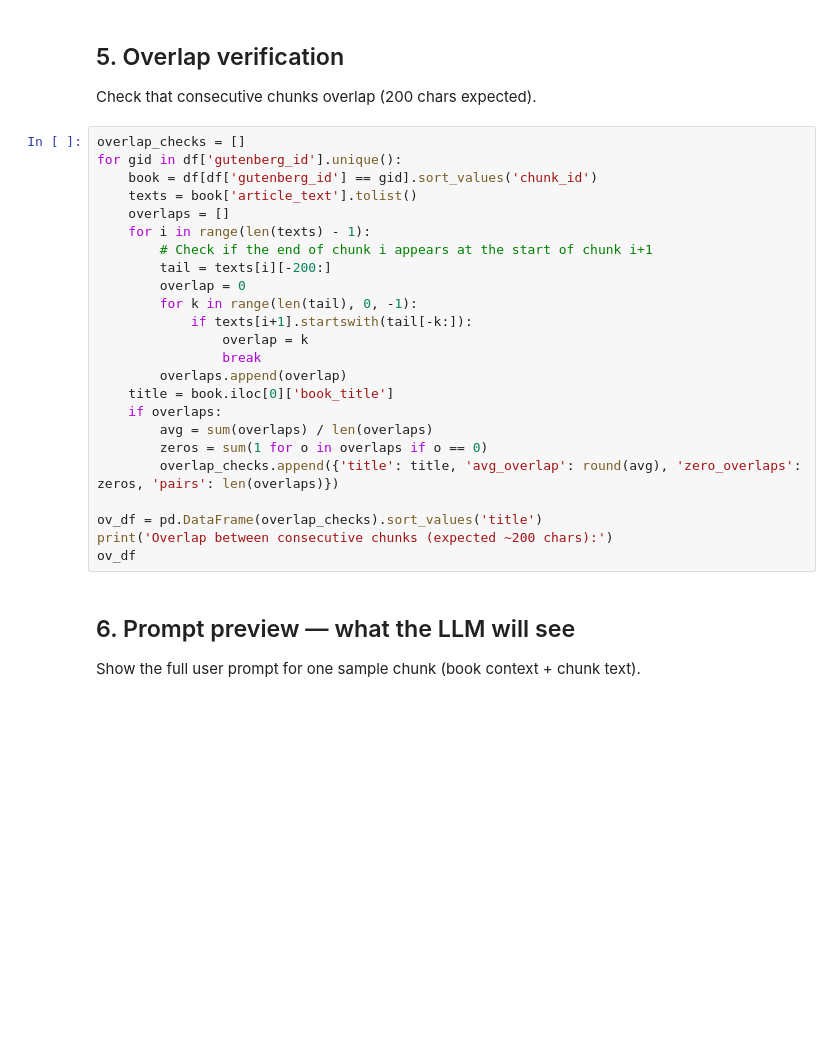
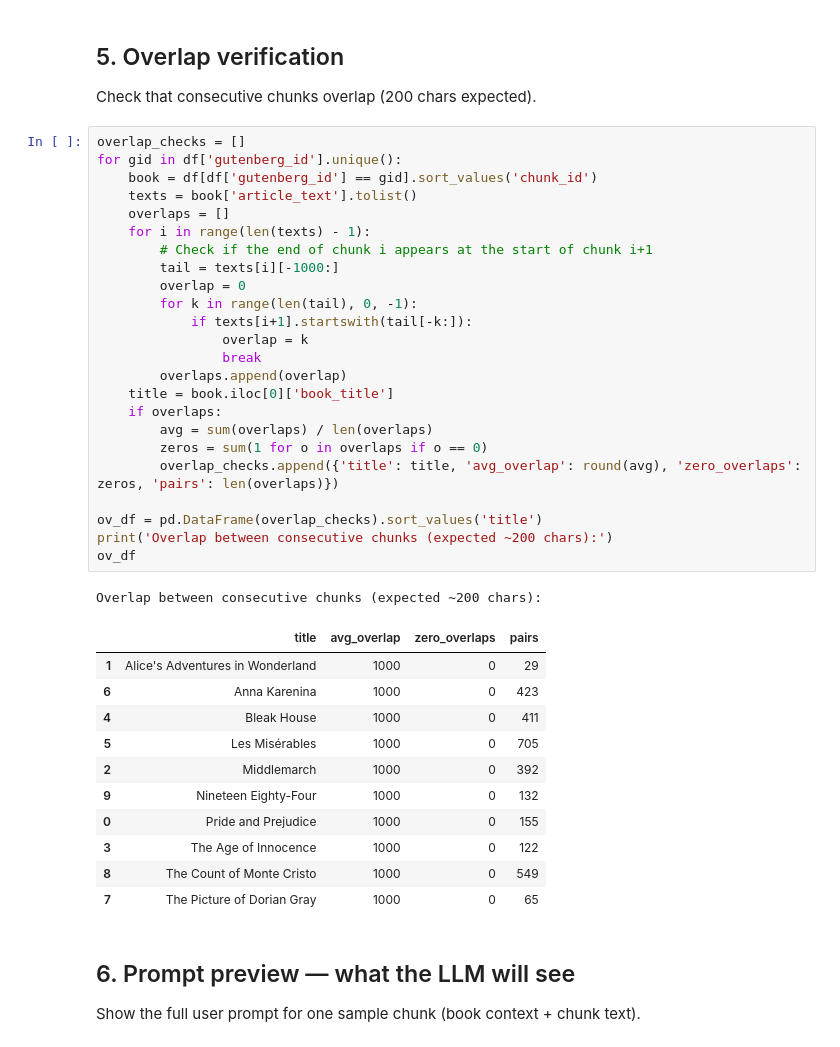
Before and after one commit to pendulating/trawler, a Jupyter notebook: notebooks/validate_fiction_chunks.ipynb, the cells around one changed output. Drawn from its saved outputs; the diff is of its cells as text; blank space fills up the shorter version.

Commit message:
chore: update EDA notebooks for reasoning traces and fiction chunks
Co-Authored-By: Claude Opus 4.6 (1M context) <noreply@anthropic.com>

```diff
--- a/notebooks/validate_fiction_chunks.ipynb
+++ b/notebooks/validate_fiction_chunks.ipynb
@@ -125,27 +184,40 @@ Check that consecutive chunks overlap (200 chars expected).
 # %%
 overlap_checks = []
 for gid in df['gutenberg_id'].unique():
     book = df[df['gutenberg_id'] == gid].sort_values('chunk_id')
     texts = book['article_text'].tolist()
     overlaps = []
     for i in range(len(texts) - 1):
         # Check if the end of chunk i appears at the start of chunk i+1
-        tail = texts[i][-200:]
+        tail = texts[i][-1000:]
         overlap = 0
         for k in range(len(tail), 0, -1):
             if texts[i+1].startswith(tail[-k:]):
                 overlap = k
                 break
         overlaps.append(overlap)
     title = book.iloc[0]['book_title']
     if overlaps:
         avg = sum(overlaps) / len(overlaps)
         zeros = sum(1 for o in overlaps if o == 0)
         overlap_checks.append({'title': title, 'avg_overlap': round(avg), 'zero_overlaps': zeros, 'pairs': len(overlaps)})
 
 ov_df = pd.DataFrame(overlap_checks).sort_values('title')
 print('Overlap between consecutive chunks (expected ~200 chars):')
 ov_df
+# %% [output]
+Overlap between consecutive chunks (expected ~200 chars):
+|  | title | avg_overlap | zero_overlaps | pairs |
+| 1 | Alice's Adventures in Wonderland | 1000 | 0 | 29 |
+| 6 | Anna Karenina | 1000 | 0 | 423 |
+| 4 | Bleak House | 1000 | 0 | 411 |
+| 5 | Les Misérables | 1000 | 0 | 705 |
+| 2 | Middlemarch | 1000 | 0 | 392 |
+| 9 | Nineteen Eighty-Four | 1000 | 0 | 132 |
+| 0 | Pride and Prejudice | 1000 | 0 | 155 |
+| 3 | The Age of Innocence | 1000 | 0 | 122 |
+| 8 | The Count of Monte Cristo | 1000 | 0 | 549 |
+| 7 | The Picture of Dorian Gray | 1000 | 0 | 65 |
 # %% [markdown]
 ## 6. Prompt preview — what the LLM will see
 
```
Also changed, not shown: parts of 6 cells of this notebook, 1 other file.
